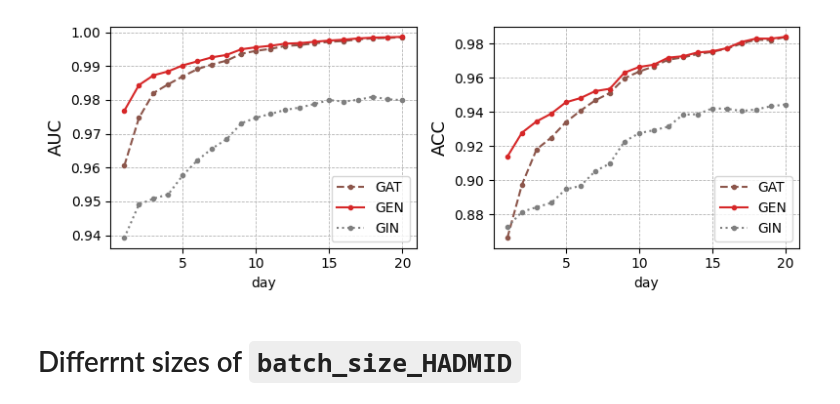
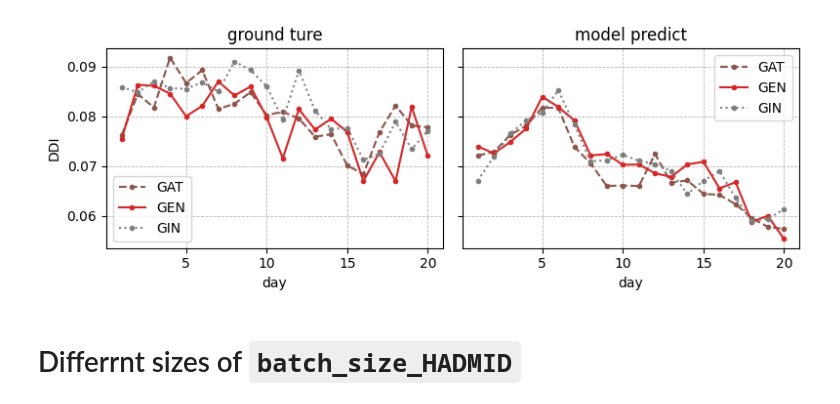
Before and after one commit to Nemo4110/GNNs-Driven-Clinical-Decision-Making-Assistance, a Jupyter notebook: notebook/evaluate.ipynb, the cells around one changed output. Drawn from its saved outputs; the diff is of its cells as text; code cells hidden in the pictures.

```diff
--- a/notebook/evaluate.ipynb
+++ b/notebook/evaluate.ipynb
@@ -34,0 +24,6 @@ list_csvgz
+# %%
+
+path_dfs = r"../results/dfs_new"
+list_csvgz4drugs = [f for f in os.listdir(path_dfs) if f[-3:]=="csv"  and f[:6]=="4DRUGS"]
+list_csvgz4items = [f for f in os.listdir(path_dfs) if f[-3:]=="csv"  and f[:6]=="4LABIT"]
+list_csvgz4drugs, list_csvgz4items
@@ -35,4 +37,4 @@ list_csvgz
 # %%
-dfs = [pd.read_csv(os.path.join(path_dfs, f)) for f in list_csvgz]
-dfs[0]
+dfs4drugs = [pd.read_csv(os.path.join(path_dfs, f)) for f in list_csvgz4drugs]
+dfs4drugs[0]
 # %% [output]
@@ -58,4 +81,5 @@ dfs[0]
 # %%
-total_df_diff_gnn = pd.concat(dfs[:3], keys=["GAT", "GEN", "GIN"])
-total_df_diff_gnn.loc['GAT']
+total_df_diff_gnn4drugs = pd.concat(dfs4drugs[:3], keys=["GAT", "GEN", "GIN"])
+total_df_diff_gnn4items = pd.concat(dfs4items[:3], keys=["GAT", "GEN", "GIN"])
+total_df_diff_gnn4drugs.loc['GAT']
 # %% [output]
@@ -152,30 +300,31 @@ plt.tight_layout()
 # %%
 # fmts = ('.k--', 'xm--', 'vg-.', '*r:')
 fmts = ('.C7:', '.C5--', '.C2:', '.C3-')
 timesteps = np.arange(1, 20+1)
 
-fig, axs = plt.subplots(1, 2, sharex="all", figsize=(4*2, 3*1))
+fig, axs = plt.subplots(1, 2, sharex="col", sharey="row", figsize=(4*2, 3*1))
 
-# AUC
-axs[0].plot(timesteps, total_df_diff_gnn.loc['GAT'].auc, fmts[1],
-            timesteps, total_df_diff_gnn.loc['GEN'].auc, fmts[3],
-            timesteps, total_df_diff_gnn.loc['GIN'].auc, fmts[0])
+# TRUE
+axs[0].plot(timesteps, total_df_diff_gnn4drugs.loc['GAT'].DDI_true, fmts[1],
+            timesteps, total_df_diff_gnn4drugs.loc['GEN'].DDI_true, fmts[3],
+            timesteps, total_df_diff_gnn4drugs.loc['GIN'].DDI_true, fmts[0])
 axs[0].grid(True, linestyle='--', linewidth=.57)
-axs[0].set_ylabel('AUC', fontsize=13)
+axs[0].set_title("ground ture")
+axs[0].set_ylabel('DDI')
 axs[0].set_xlabel('day')
 axs[0].legend(["GAT", "GEN", "GIN"])
 
-# ACC
-axs[1].plot(timesteps, total_df_diff_gnn.loc['GAT'].acc, fmts[1],
-            timesteps, total_df_diff_gnn.loc['GEN'].acc, fmts[3],
-            timesteps, total_df_diff_gnn.loc['GIN'].acc, fmts[0])
+# PRED
+axs[1].plot(timesteps, total_df_diff_gnn4drugs.loc['GAT'].DDI_pred, fmts[1],
+            timesteps, total_df_diff_gnn4drugs.loc['GEN'].DDI_pred, fmts[3],
+            timesteps, total_df_diff_gnn4drugs.loc['GIN'].DDI_pred, fmts[0])
+axs[1].set_title("model predict")
 axs[1].grid(True, linestyle='--', linewidth=.57)
-axs[1].set_ylabel('ACC', fontsize=13)
 axs[1].set_xlabel('day')
 axs[1].legend(["GAT", "GEN", "GIN"])
 
 plt.tight_layout()
 # %% [output]
-[figure, old version]
+[figure, new version]
 # %% [markdown]
 # Differrnt sizes of `batch_size_HADMID`
```
Also changed, not shown: parts of 34 cells of this notebook, 7 other files.
